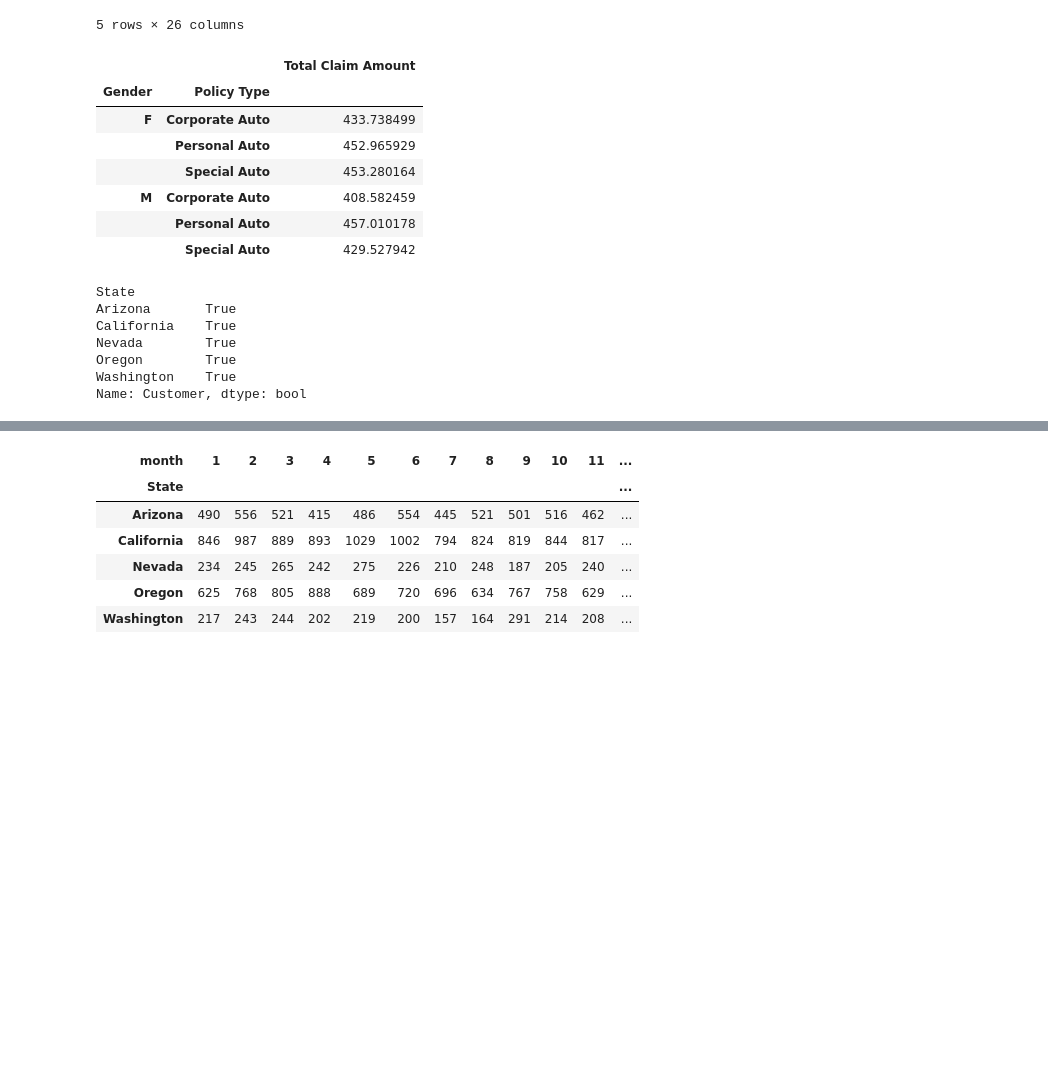
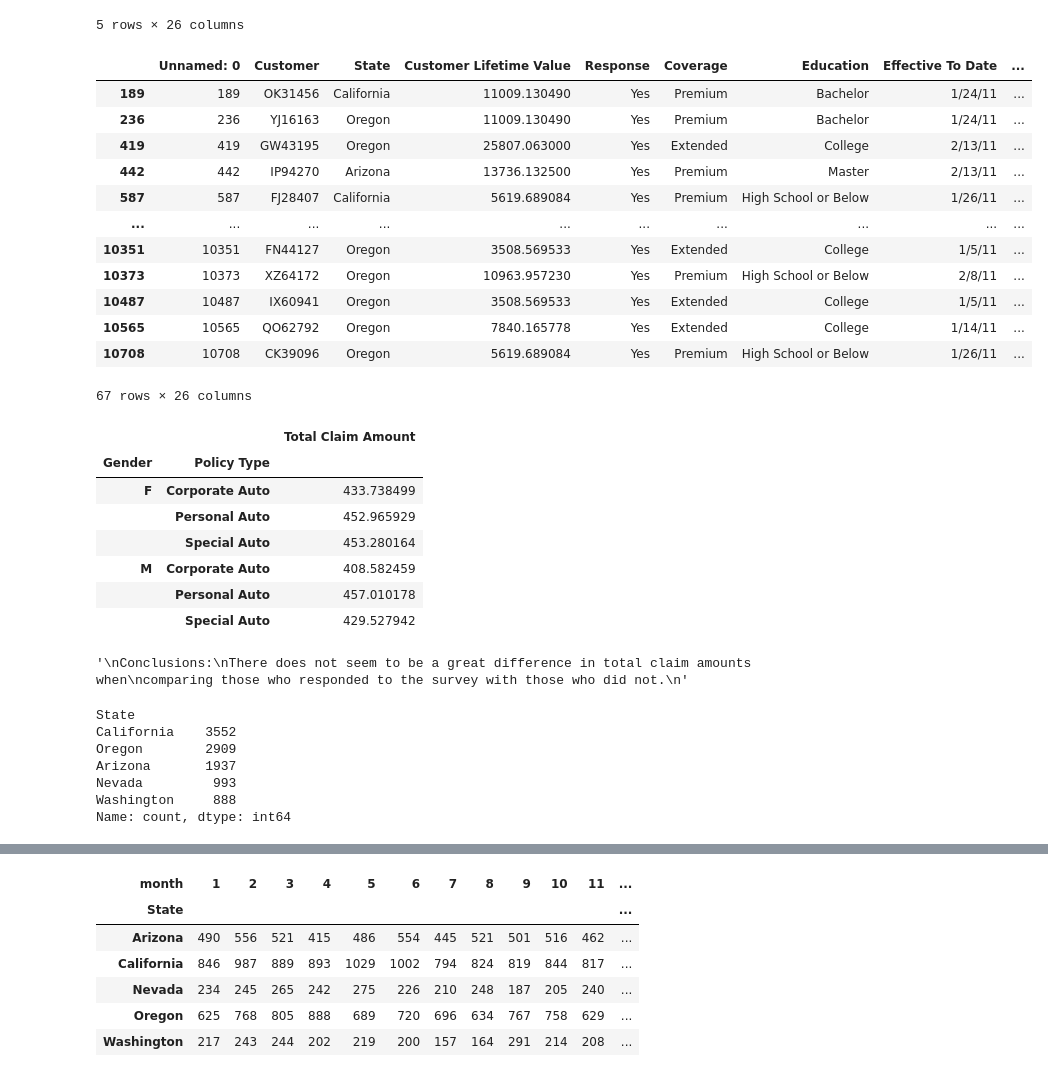
Before and after one commit to data-bootcamp-v4/lab-dw-data-aggregation-and-filtering, a Jupyter notebook: lab-dw-aggregating.ipynb, the cells around one changed output, grey strips where cells are left out. Cells and saved outputs as stored; diff of their text form; code cells hidden in the pictures; blank space fills up the shorter version.

```diff
--- a/lab-dw-aggregating.ipynb
+++ b/lab-dw-aggregating.ipynb
@@ -48,10 +48,25 @@ df.head()
 # %%
 # 1. Create a new DataFrame that only includes customers who have a total_claim_amount greater than $1,000
 # and have a response of "Yes" to the last marketing campaign.
 
 condition_1 = df["Total Claim Amount"] > 1000
 condition_2 = df["Response"] == "Yes"
 filtered_df = df[condition_1 & condition_2]
+filtered_df
+# %% [output]
+|  | Unnamed: 0 | Customer | State | Customer Lifetime Value | Response | Coverage | Education | Effective To Date | ... |
+| 189 | 189 | OK31456 | California | 11009.130490 | Yes | Premium | Bachelor | 1/24/11 | ... |
+| 236 | 236 | YJ16163 | Oregon | 11009.130490 | Yes | Premium | Bachelor | 1/24/11 | ... |
+| 419 | 419 | GW43195 | Oregon | 25807.063000 | Yes | Extended | College | 2/13/11 | ... |
+| 442 | 442 | IP94270 | Arizona | 13736.132500 | Yes | Premium | Master | 2/13/11 | ... |
+| 587 | 587 | FJ28407 | California | 5619.689084 | Yes | Premium | High School or Below | 1/26/11 | ... |
+| ... | ... | ... | ... | ... | ... | ... | ... | ... | ... |
+| 10351 | 10351 | FN44127 | Oregon | 3508.569533 | Yes | Extended | College | 1/5/11 | ... |
+| 10373 | 10373 | XZ64172 | Oregon | 10963.957230 | Yes | Premium | High School or Below | 2/8/11 | ... |
+| 10487 | 10487 | IX60941 | Oregon | 3508.569533 | Yes | Extended | College | 1/5/11 | ... |
+| 10565 | 10565 | QO62792 | Oregon | 7840.165778 | Yes | Extended | College | 1/14/11 | ... |
+| 10708 | 10708 | CK39096 | Oregon | 5619.689084 | Yes | Premium | High School or Below | 1/26/11 | ... |
+67 rows × 26 columns
 # %%
 # 2. Using the original Dataframe, analyze the average total_claim_amount by each policy type and gender for
 # customers who have responded "Yes" to the last marketing campaign. Write your conclusions.
@@ -63,7 +78,13 @@ df['Response'].nunique() == len(grouped)
 
 yes_df = grouped.get_group("Yes")
 
-yes_df.groupby(["Gender", "Policy Type"])[["Total Claim Amount"]].mean()
+display(yes_df.groupby(["Gender", "Policy Type"])[["Total Claim Amount"]].mean())
+
+"""
+Conclusions:
+There does not seem to be a great difference in total claim amounts when
+comparing those who responded to the survey with those who did not.
+"""
 # %% [output]
 |  |  | Total Claim Amount |
 | Gender | Policy Type |  |
@@ -73,21 +94,30 @@ yes_df.groupby(["Gender", "Policy Type"])[["Total Claim Amount"]].mean()
 | M | Corporate Auto | 408.582459 |
 |  | Personal Auto | 457.010178 |
 |  | Special Auto | 429.527942 |
+'\nConclusions:\nThere does not seem to be a great difference in total claim amounts when\ncomparing those who responded to the survey with those who did not.\n'
 # %%
 # 3. Analyze the total number of customers who have policies in each state, and then filter the results to only
 # include states where there are more than 500 customers.
 
-df.groupby("State")["Customer"].count()
-filter = df.groupby("State")["Customer"].count() > 500
-filter
+#df.groupby("State")["Customer"].count()
+#filter = df.groupby("State")["Customer"].count() > 500
+#filter
+
+
+# Count the number of customers in each state
+state_counts = df['State'].value_counts()
+
+# Filter states with more than 500 customers
+states_over_500 = state_counts[state_counts > 500]
+states_over_500
 # %% [output]
 State
-Arizona       True
-California    True
-Nevada        True
-Oregon        True
-Washington    True
-Name: Customer, dtype: bool
+California    3552
+Oregon        2909
+Arizona       1937
+Nevada         993
+Washington     888
+Name: count, dtype: int64
 # %%
 # 4. Find the maximum, minimum, and median customer lifetime value by education level and gender. Write your conclusions.
 
```
Also changed, not shown: parts of 1 cell of this notebook.
